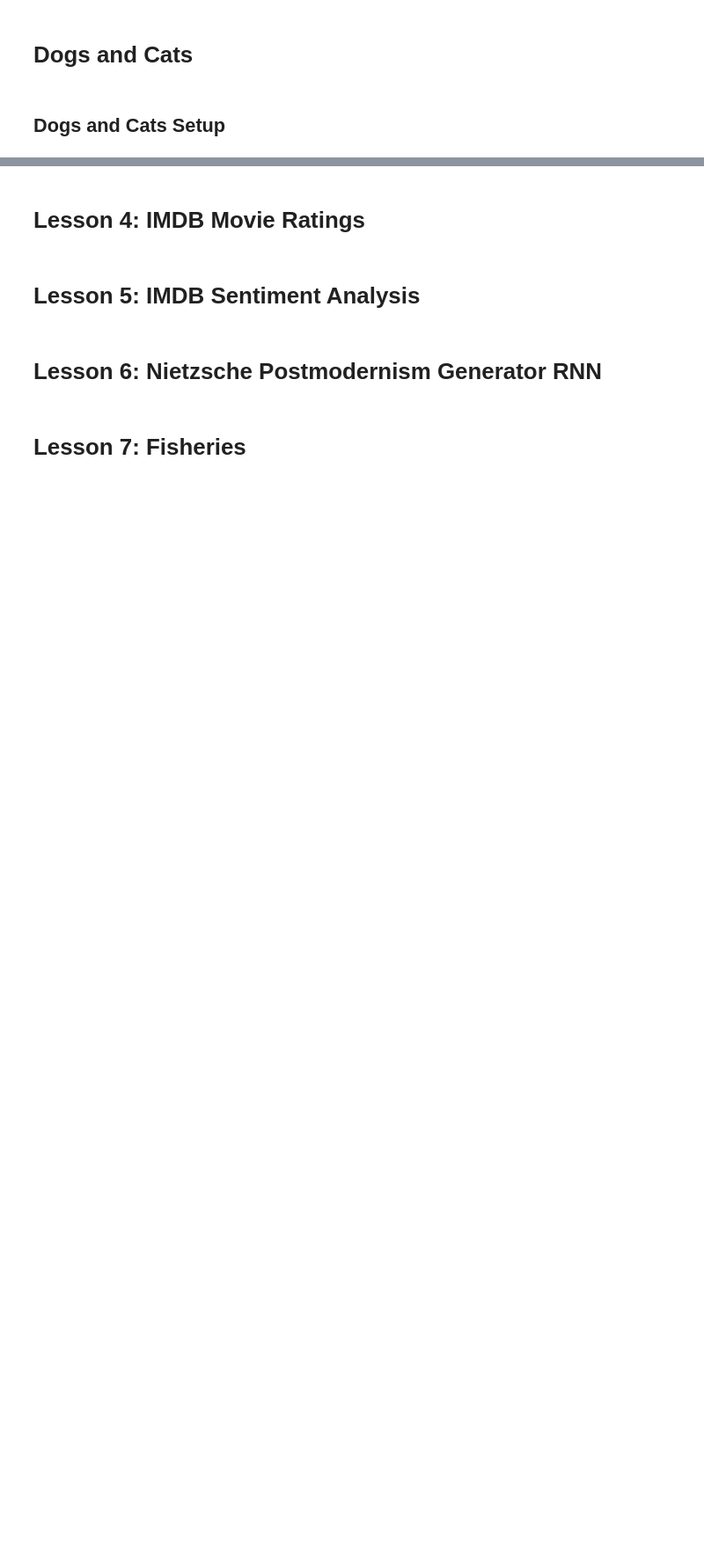
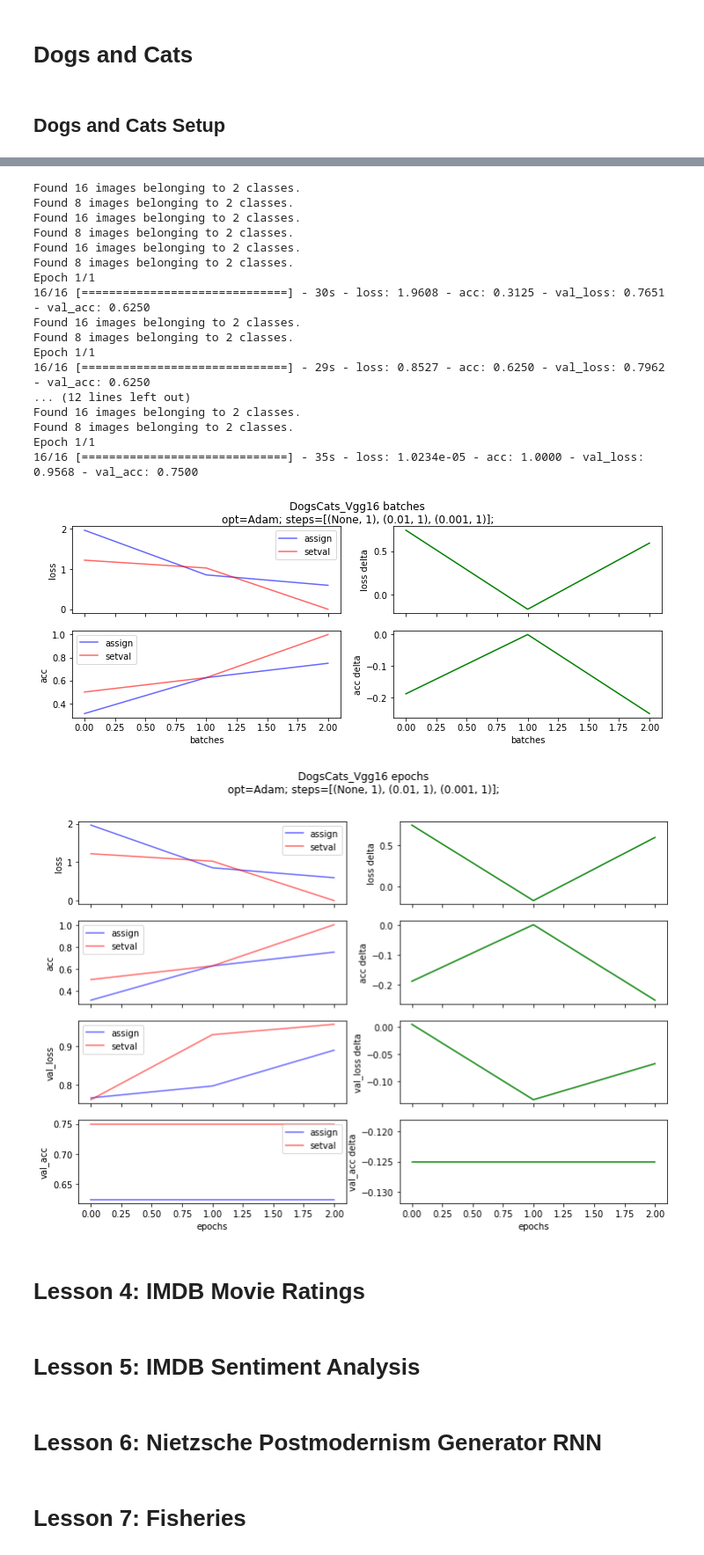
Before and after one commit to appleby/courses, a Jupyter notebook: deeplearning1/nbs/ma-learning-rate-test.ipynb, the cells around one changed output, grey strips where cells are left out. Shown at 88% size. Drawn from its saved outputs; the diff is of its cells as text; code cells hidden in the pictures; blank space fills up the shorter version.

```diff
--- a/deeplearning1/nbs/ma-learning-rate-test.ipynb
+++ b/deeplearning1/nbs/ma-learning-rate-test.ipynb
@@ -60,12 +60,11 @@ class BothSetVal(object):
 # %%
 class LRTester(object):
     def __init__(self, model_factory, setter=AssignAndSetVal, optimizer=None,
-                 datadir=DATA_DIR, datalim=None, shuffle=False, verbose=1):
+                 datadir=DATA_DIR, shuffle=False, verbose=1):
         self.setter = setter
         self.optimizer = optimizer
         self.factory = model_factory
         self.datadir = datadir
-        self.datalim = datalim
         self.shuffle = shuffle
         self.verbose = verbose
         self.models = []
@@ -177,7 +176,7 @@ class LRTester(object):
             if lr is not None:
                 setfn(model, lr)
 
-            train, test = self.factory.getbatches(limit=self.datalim, shuffle=self.shuffle)
+            train, test = self.factory.getbatches(shuffle=self.shuffle)
             self.factory.fitmodel(model, train, test, nb_epoch, callbacks=[hist], verbose=self.verbose)
 
     def run(self, steps=None, steps1=None, steps2=None):
@@ -455,10 +446,11 @@ Epoch 1/1
 # Dogs and Cats
 # %% [markdown]
 ## Dogs and Cats Setup
+# %%
+dogscats_path = os.path.join(DATA_DIR, 'dogscats')
+dogscats_train_path = os.path.join(dogscats_path, 'sample', 'train')
+dogscats_valid_path = os.path.join(dogscats_path, 'sample', 'valid')
 # %%
-dogscats_path = os.path.join(DATA_DIR, 'dogscats')
-dogscats_train_path = os.path.join(dogscats_path, 'train')
-dogscats_valid_path = os.path.join(dogscats_path, 'valid')
 dogscats_zip = get_file('dogscats.zip', 'http://files.fast.ai/data/dogscats.zip',
                         cache_subdir=DATA_DIR, md5_hash='aef22ec7d472dd60e8ee79eecc19f131')
 !unzip -q -d $DATA_DIR $dogscats_zip
@@ -465,3 +459,53 @@ dogscats_zip = get_file('dogscats.zip', 'http://files.fast.ai/data/dogscats.zip'
+# %%
+class DogsCats_Vgg16(object):
+    NAME = 'DogsCats_Vgg16'
+
+    @classmethod
+    def getmodel(cls, optimizer=Adam):
+        vgg = Vgg16()
+        vgg.model.compile(optimizer(), loss='categorical_crossentropy', metrics=['accuracy'])
+        batches, _ = cls.getbatches()
+        vgg.finetune(batches)
+        return vgg.model
+
+    @classmethod
+    def getbatches(cls, **kwargs):
+        gen = image.ImageDataGenerator()
+        kwargs['target_size'] = (224,224)
+        kwargs['class_mode'] = 'categorical'
+        batches = gen.flow_from_directory(dogscats_train_path, **kwargs)
+        test_batches = gen.flow_from_directory(dogscats_valid_path, **kwargs)
+        return batches, test_batches
+
+    @classmethod
+    def fitmodel(cls, model, batches, test_batches, nb_epoch, callbacks=None, verbose=1):
+        model.fit_generator(batches, batches.N, nb_epoch=nb_epoch, callbacks=callbacks,
+                            validation_data=test_batches, nb_val_samples=test_batches.N,
+                            verbose=verbose)
+# %%
+t = LRTester(DogsCats_Vgg16)
+t.run(steps=[None, 0.01, 0.001])
+t.makefigs()
+# %% [output]
+Found 16 images belonging to 2 classes.
+Found 8 images belonging to 2 classes.
+Found 16 images belonging to 2 classes.
+Found 8 images belonging to 2 classes.
+Found 16 images belonging to 2 classes.
+Found 8 images belonging to 2 classes.
+Epoch 1/1
+16/16 [==============================] - 30s - loss: 1.9608 - acc: 0.3125 - val_loss: 0.7651 - val_acc: 0.6250
+Found 16 images belonging to 2 classes.
+Found 8 images belonging to 2 classes.
+Epoch 1/1
+16/16 [==============================] - 29s - loss: 0.8527 - acc: 0.6250 - val_loss: 0.7962 - val_acc: 0.6250
+... (12 lines left out)
+Found 16 images belonging to 2 classes.
+Found 8 images belonging to 2 classes.
+Epoch 1/1
+16/16 [==============================] - 35s - loss: 1.0234e-05 - acc: 1.0000 - val_loss: 0.9568 - val_acc: 0.7500
+[figure, added]
+[figure, added]
 # %% [markdown]
 # Lesson 4: IMDB Movie Ratings
 # %% [markdown]
```
Also changed, not shown: parts of 4 cells of this notebook.
